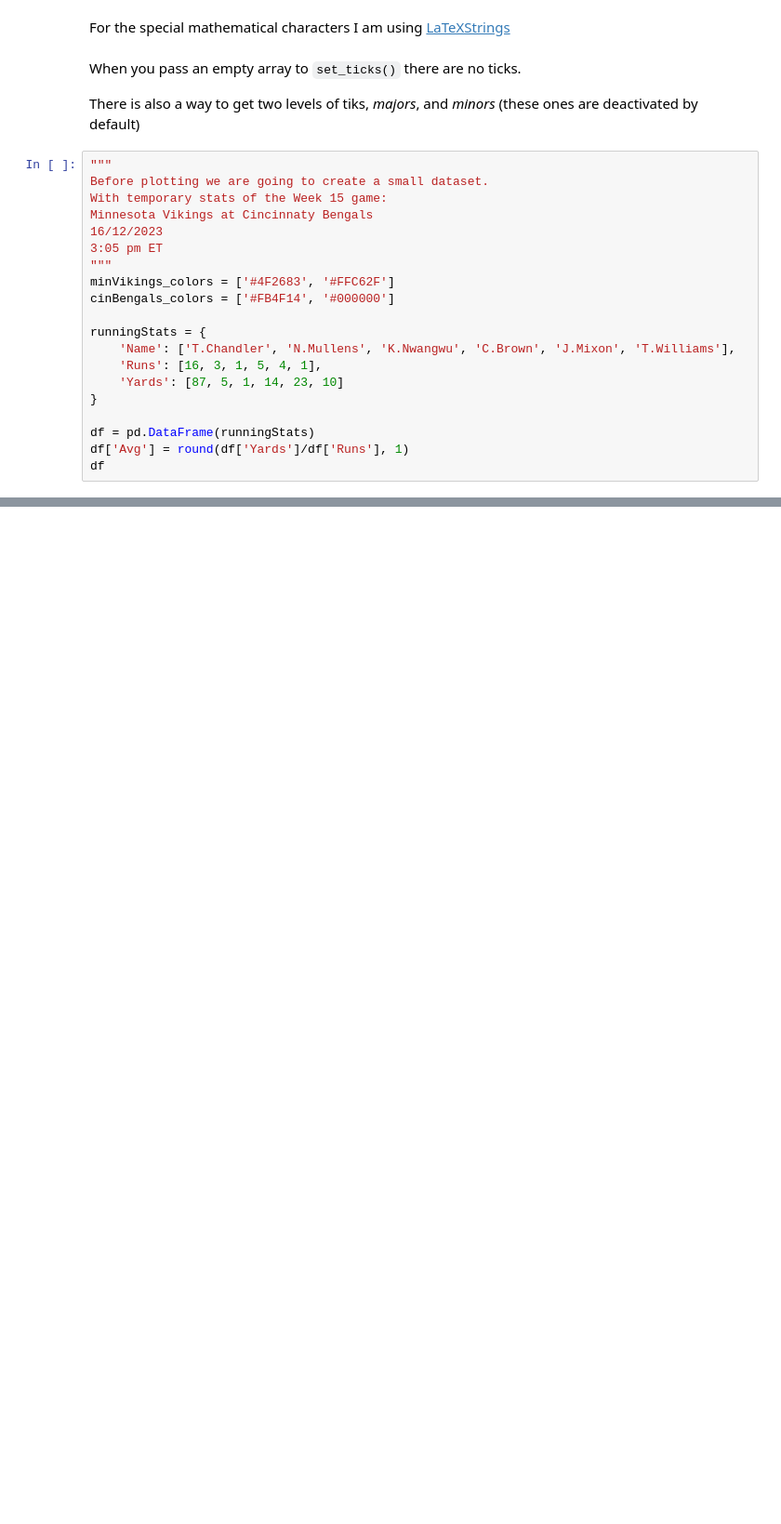
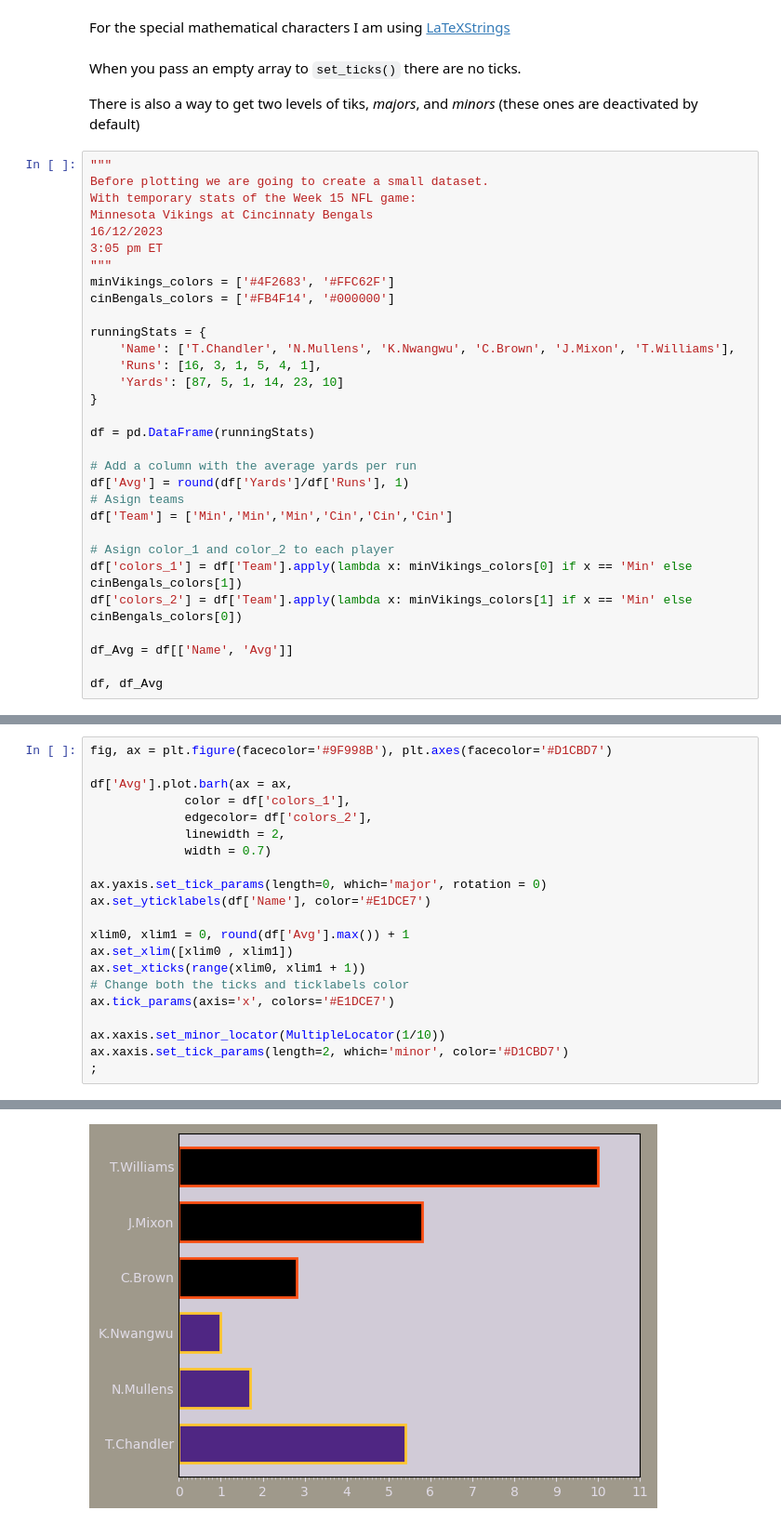
Before and after one commit to alvarohernandezalt/matplotlib_thePathof, a Jupyter notebook: 01_OOP_InterfacesDesign/AB_Appearance_TicksGridsAxes.ipynb, the cells around one changed output, grey strips where cells are left out. Shown at 93% size. Saved outputs shown, nothing was run; the diff lists cells and outputs as text; blank space fills up the shorter version.

```diff
--- a/01_OOP_InterfacesDesign/AB_Appearance_TicksGridsAxes.ipynb
+++ b/01_OOP_InterfacesDesign/AB_Appearance_TicksGridsAxes.ipynb
@@ -153,7 +154,7 @@ There is also a way to get two levels of tiks, *majors*, and *minors* (these one
 # %%
 """
 Before plotting we are going to create a small dataset.
-With temporary stats of the Week 15 game:
+With temporary stats of the Week 15 NFL game:
 Minnesota Vikings at Cincinnaty Bengals
 16/12/2023
 3:05 pm ET
@@ -168,6 +169,17 @@ runningStats = {
 }
 
 df = pd.DataFrame(runningStats)
+
+# Add a column with the average yards per run
 df['Avg'] = round(df['Yards']/df['Runs'], 1)
-df
+# Asign teams
+df['Team'] = ['Min','Min','Min','Cin','Cin','Cin']
+
+# Asign color_1 and color_2 to each player
+df['colors_1'] = df['Team'].apply(lambda x: minVikings_colors[0] if x == 'Min' else cinBengals_colors[1])
+df['colors_2'] = df['Team'].apply(lambda x: minVikings_colors[1] if x == 'Min' else cinBengals_colors[0])
+
+df_Avg = df[['Name', 'Avg']]
+
+df, df_Avg
 # %% [output]
@@ -180,0 +202,22 @@ df
+# %%
+fig, ax = plt.figure(facecolor='#9F998B'), plt.axes(facecolor='#D1CBD7')
+
+df['Avg'].plot.barh(ax = ax,
+             color = df['colors_1'],
+             edgecolor= df['colors_2'],
+             linewidth = 2,
+             width = 0.7)
+
+ax.yaxis.set_tick_params(length=0, which='major', rotation = 0)
+ax.set_yticklabels(df['Name'], color='#E1DCE7')
+
+xlim0, xlim1 = 0, round(df['Avg'].max()) + 1
+ax.set_xlim([xlim0 , xlim1])
+ax.set_xticks(range(xlim0, xlim1 + 1))
+# Change both the ticks and ticklabels color
+ax.tick_params(axis='x', colors='#E1DCE7')
+
+ax.xaxis.set_minor_locator(MultipleLocator(1/10))
+ax.xaxis.set_tick_params(length=2, which='minor', color='#D1CBD7')
+;
+# %% [output]
@@ -180,0 +225 @@ df
+[figure, added]
```
Also changed, not shown: parts of 4 cells of this notebook.
